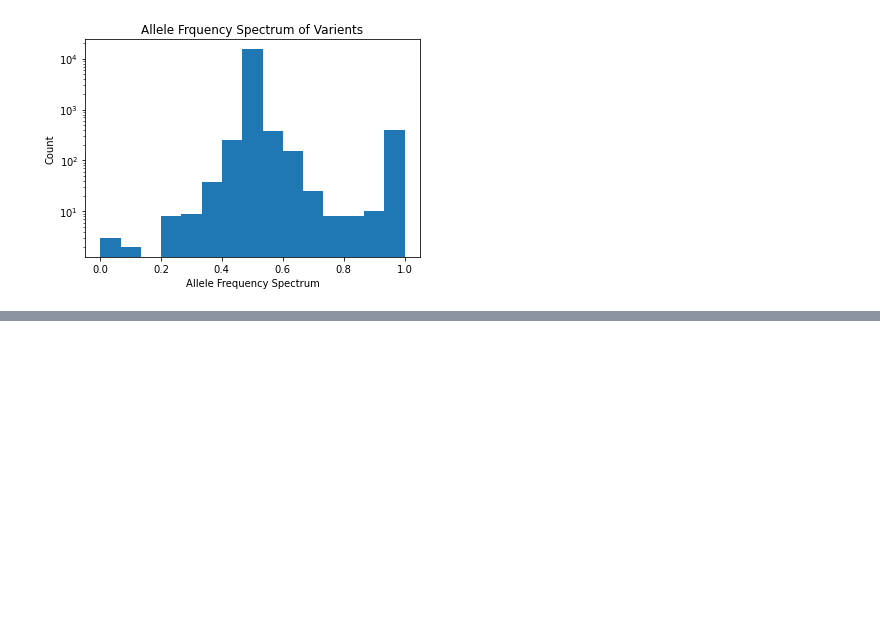
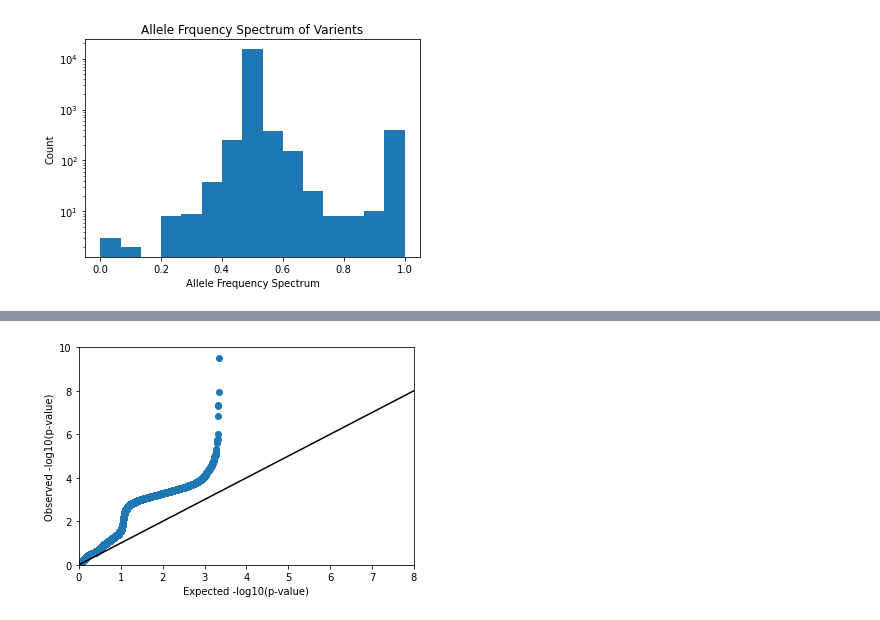
Before and after one commit to vmorri12/qbb2020-answers, a Jupyter notebook: quantbio/week3/week3-homework.ipynb, the cells around one changed output, grey strips where cells are left out. Saved outputs shown, nothing was run; the diff lists cells and outputs as text; code cells hidden in the pictures; blank space fills up the shorter version.

```diff
--- a/quantbio/week3/week3-homework.ipynb
+++ b/quantbio/week3/week3-homework.ipynb
@@ -133,15 +199,18 @@ gwas_sorted
 # %%
+#generate single QQ plot to make sure know how to do so, will make for loop for the rest
 gwas['snp_index'] = range(len(gwas))
 
-fig, ax = plt.subplots(nrows=46, ncols=2)
+fig, ax = plt.subplots()
 
 ax.scatter(gwas_sorted["uniform_logP"], gwas_sorted["logP"])
-ax.plot([8,0], [8, 0], color = "black")
+ax.plot([8,0], [8, 0], color = "black") #index 8 is p value
 
 plt.xlim([0, 8])
 plt.ylim([0, 10])
 plt.xlabel("Expected -log10(p-value)")
 plt.ylabel("Observed -log10(p-value)")
 
 plt.show()
+# %% [output]
+[figure, added]
 # %%
```
Also changed, not shown: parts of 24 cells of this notebook.
